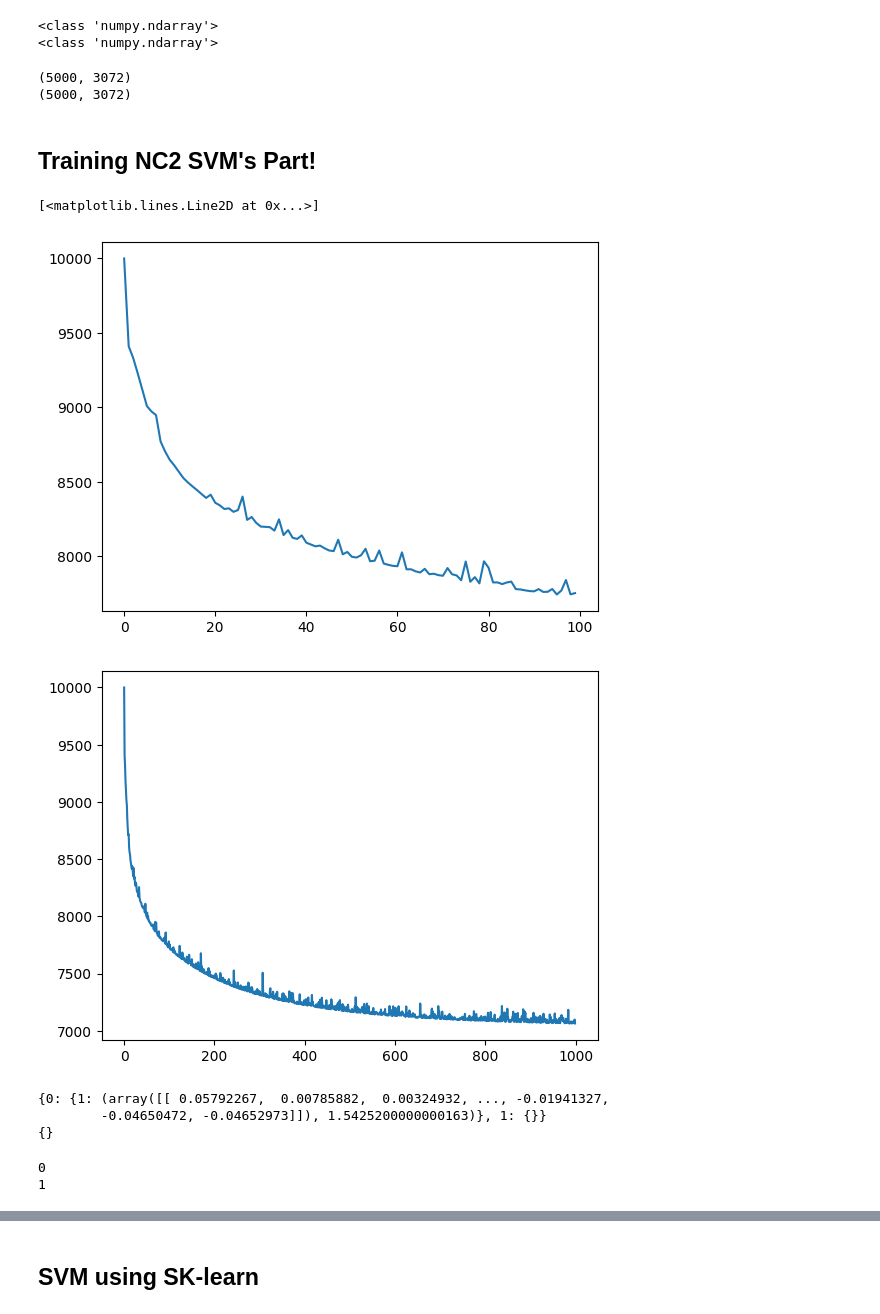
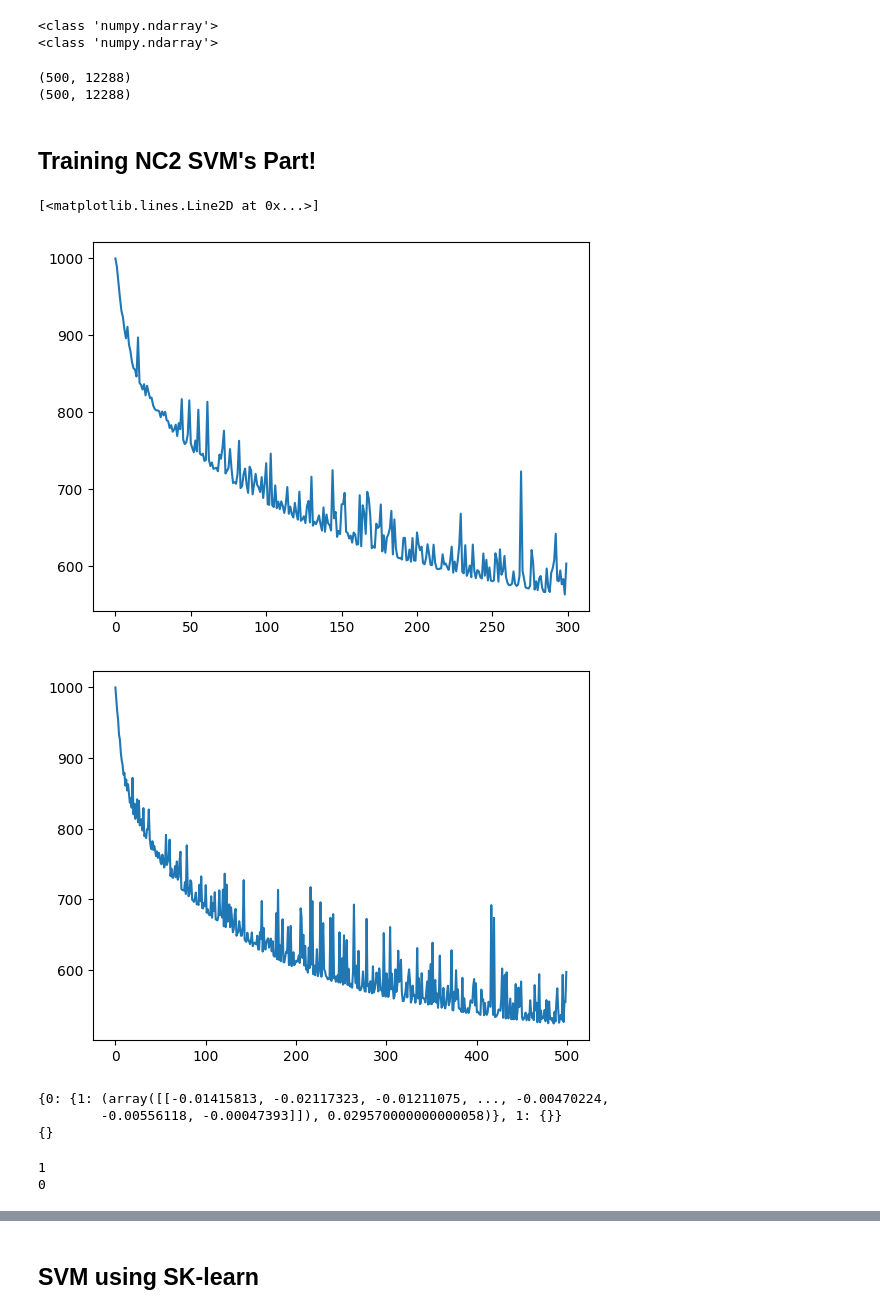
Before and after one commit to ENSAK-USMS/Master-Big-Data-Business-Intelligence, a Jupyter notebook: Image Prossessing/projects/image_classification.ipynb, the cells around one changed output, grey strips where cells are left out. Saved outputs shown, nothing was run; the diff lists cells and outputs as text; code cells hidden in the pictures.

```diff
--- a/Image Prossessing/projects/image_classification.ipynb
+++ b/Image Prossessing/projects/image_classification.ipynb
@@ -16,10 +16,10 @@ for folder_name in p.glob("*"):
     i=0
     for image_path in folder_name.glob("*.jpg"):
         i+=1
-        if i>100:
+        if i>500:
             break
 
-        img=image.load_img(image_path,target_size=(32,32))
+        img=image.load_img(image_path,target_size=(64,64))
 
         img_array=image.img_to_array(img)
 
@@ -182,8 +182,8 @@ print(type(data[1]))
 print(data[0].shape)
 print(data[1].shape)
 # %% [output]
-(5000, 3072)
-(5000, 3072)
+(500, 12288)
+(500, 12288)
 # %%
 def getDataPairForSVM(d1,d2):
     l1,l2 = d1.shape[0],d2.shape[0]
@@ -206,12 +206,12 @@ def getDataPairForSVM(d1,d2):
 # %%
 mySVM  = SVM()
 xp, yp  = getDataPairForSVM(data[0],data[1])
-w,b,loss  = mySVM.fit(xp,yp,learning_rate=0.00001,maxItr=100)
+w,b,loss  = mySVM.fit(xp,yp,learning_rate=0.00001,maxItr=300)
 #print(loss)
 plt.plot(loss)
 # %% [output]
 [<matplotlib.lines.Line2D at 0x...>]
-[figure, old version]
+[figure, new version]
 # %%
 def trainSVMs(x,y):
 
@@ -231,7 +231,7 @@ def trainSVMs(x,y):
 # %%
 svm_classifier = trainSVMs(image_data,labels)
 # %% [output]
-[figure, old version]
+[figure, new version]
 # %%
 #Parameters for Cats and dogs
 cats_dogs = svm_classifier
@@ -239,8 +239,8 @@ cats_humans = svm_classifier[1]
 print(cats_dogs)
 print(cats_humans)
 # %% [output]
-{0: {1: (array([[ 0.05792267,  0.00785882,  0.00324932, ..., -0.01941327,
-        -0.04650472, -0.04652973]]), 1.5425200000000163)}, 1: {}}
+{0: {1: (array([[-0.01415813, -0.02117323, -0.01211075, ..., -0.00470224,
+        -0.00556118, -0.00047393]]), 0.029570000000000058)}, 1: {}}
 {}
 # %%
 def binaryPredict(x,w,b):
@@ -270,11 +270,11 @@ def predict(x):
     #print(count)
     return final_prediction
 # %%
-print(predict(image_data[1000]))
+print(predict(image_data[199]))
 print(labels[100])
 # %% [output]
+1
 0
-1
 # %%
 def accuracy(x,y):
 
```
Also changed, not shown: parts of 8 cells of this notebook, 1 other file.
